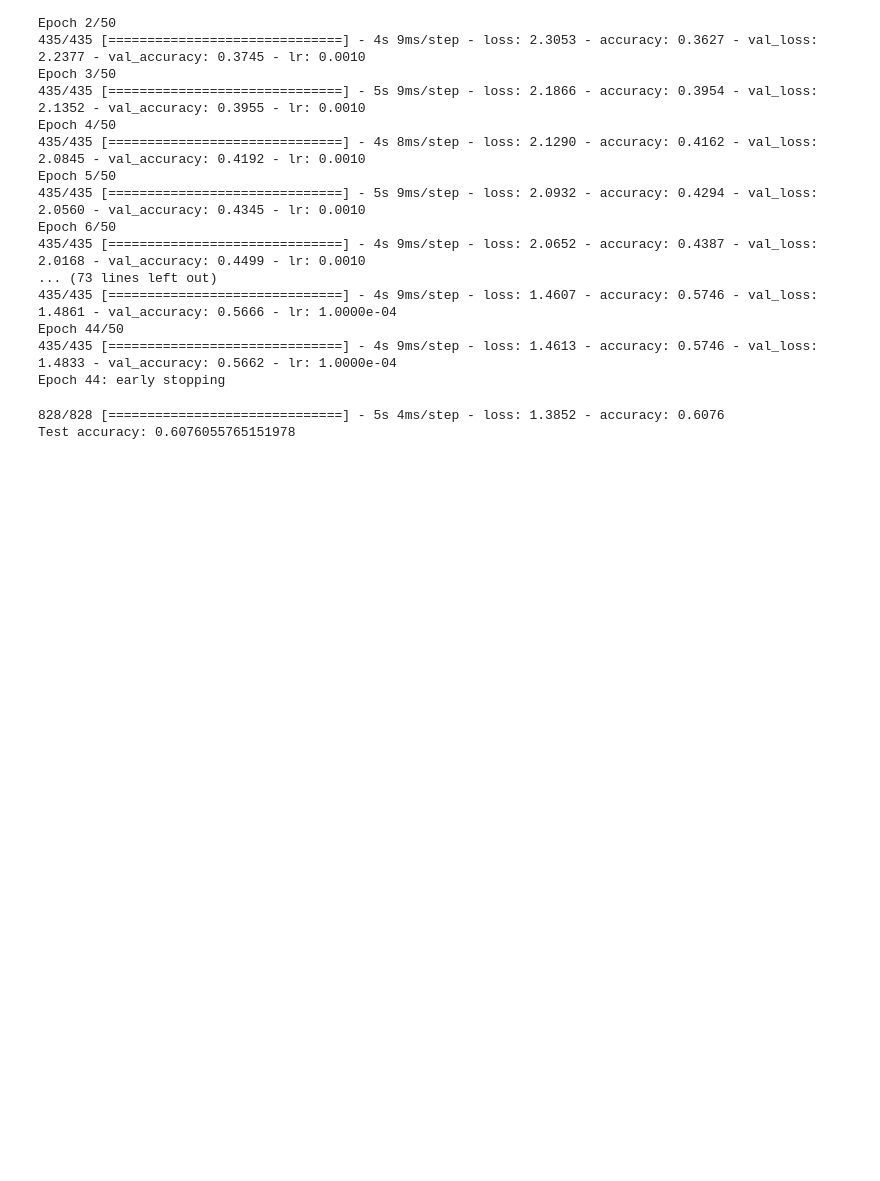
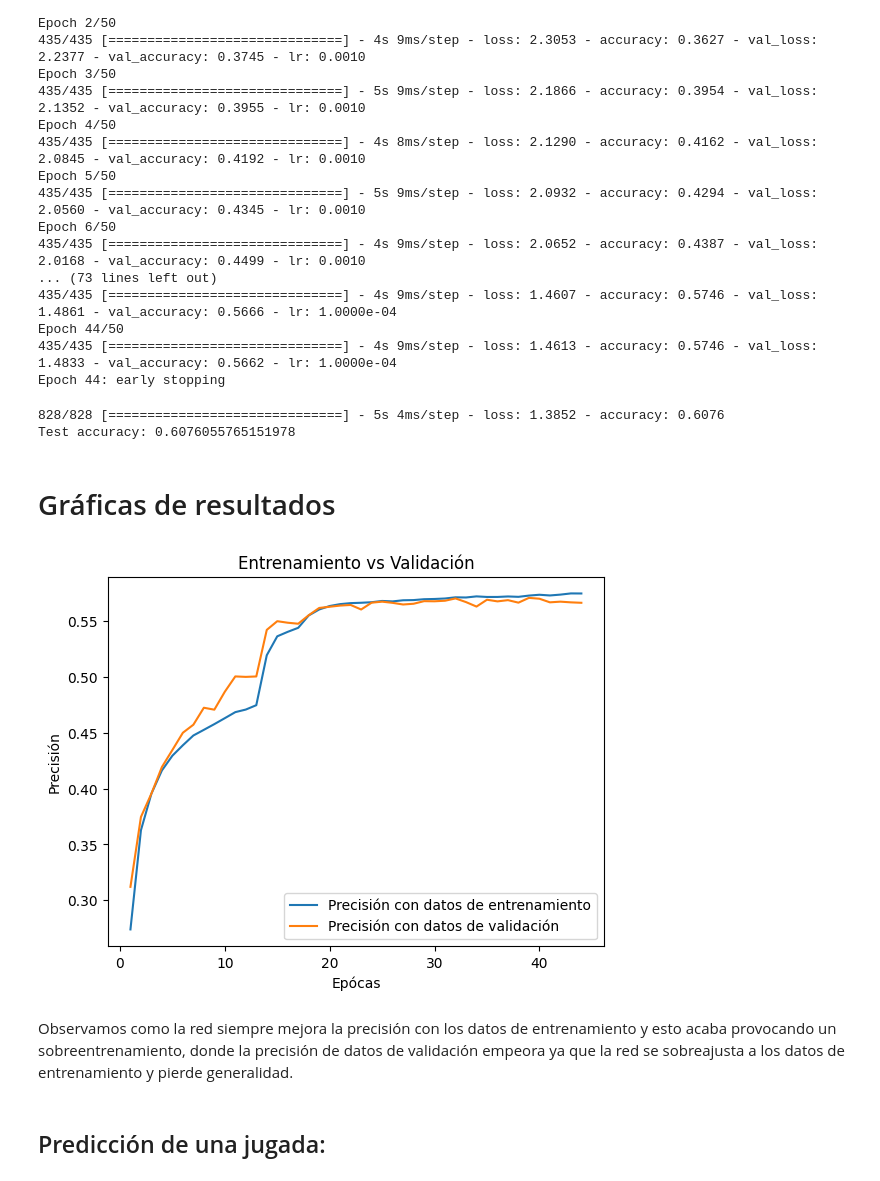
Before and after one commit to Alf-caput/NFL2022_TacklePredictNN, a Jupyter notebook: PracticaFinal_TacklingNFL.ipynb, the cells around one changed output. Saved outputs shown, nothing was run; the diff lists cells and outputs as text; code cells hidden in the pictures; blank space fills up the shorter version.

Commit message:
60% accuracy y gráfica de val vs train accuracy

```diff
--- a/PracticaFinal_TacklingNFL.ipynb
+++ b/PracticaFinal_TacklingNFL.ipynb
@@ -445,3 +445,27 @@ print('Test accuracy:', test_acc)
 # %% [output]
 828/828 [==============================] - 5s 4ms/step - loss: 1.3852 - accuracy: 0.6076
 Test accuracy: 0.6076055765151978
+# %% [markdown]
+# Gráficas de resultados
+# %%
+# Extrae la precisión de entrenamiento y validación del historial
+train_accuracy = history.history['accuracy']
+val_accuracy = history.history['val_accuracy']
+
+# Número de épocas
+epochs = range(1, len(train_accuracy) + 1)
+
+# Grafica la precisión de entrenamiento y validación en función de las épocas
+plt.plot(epochs, train_accuracy, label='Precisión con datos de entrenamiento')
+plt.plot(epochs, val_accuracy, label='Precisión con datos de validación')
+plt.title('Entrenamiento vs Validación')
+plt.xlabel('Epócas')
+plt.ylabel('Precisión')
+plt.legend()
+plt.show()
+# %% [output]
+[figure, added]
+# %% [markdown]
+Observamos como la red siempre mejora la precisión con los datos de entrenamiento y esto acaba provocando un sobreentrenamiento, donde la precisión de datos de validación empeora ya que la red se sobreajusta a los datos de entrenamiento y pierde generalidad.
+# %% [markdown]
+## Predicción de una jugada:
```
